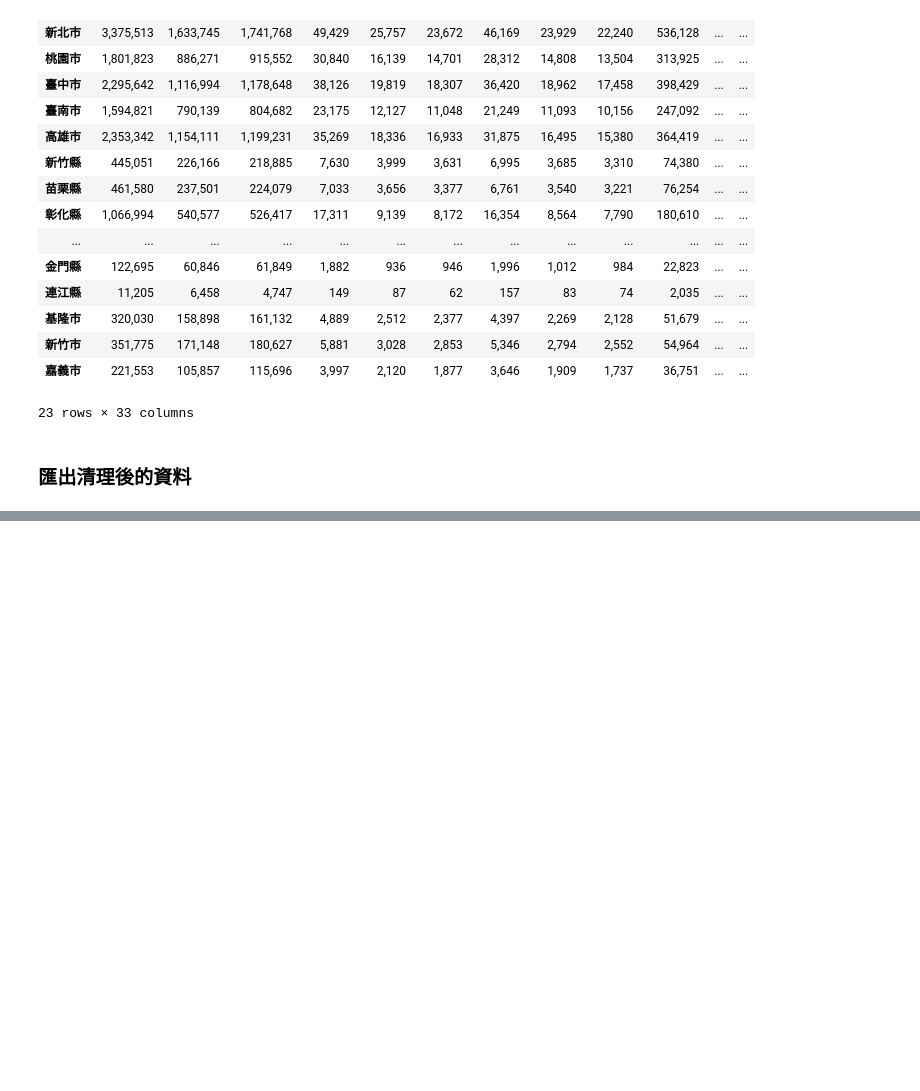
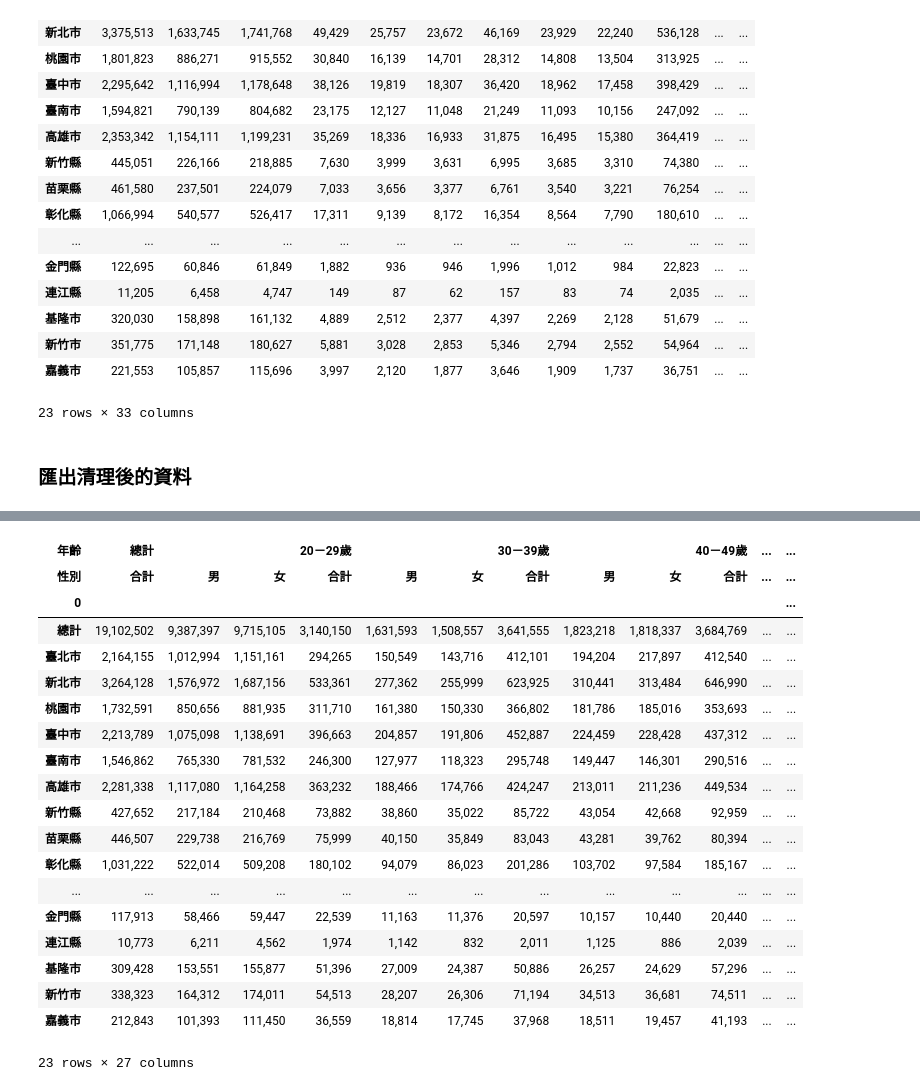
Before and after one commit to rfrd-tw/taiwan-2018, a Jupyter notebook: eligible_voters.ipynb, the cells around one changed output, grey strips where cells are left out. Cells and saved outputs as stored; diff of their text form; code cells hidden in the pictures; blank space fills up the shorter version.

Commit message:
add regional elections data

```diff
--- a/eligible_voters.ipynb
+++ b/eligible_voters.ipynb
@@ -189,0 +294,4 @@ df_by_age3.to_csv(output_filename)
+# %%
+datapath = "rawdata/regional_voters_by_age.csv"
+df_by_age_cols = pd.read_csv(datapath, header=None, comment="#", nrows=2)
+df_by_age_cols
@@ -189,0 +303,3 @@ df_by_age3.to_csv(output_filename)
+# %%
+age_groups = df_by_age_cols.iloc[0,2::3]
+age_groups.values
@@ -189,0 +309,3 @@ df_by_age3.to_csv(output_filename)
+# %%
+sex_groups = df_by_age_cols.iloc[1,1::]
+sex_groups.values
@@ -189,0 +316,4 @@ df_by_age3.to_csv(output_filename)
+# %%
+datapath = "rawdata/regional_voters_by_age.csv"
+df_by_age = pd.read_csv(datapath, header=None, comment="#", skiprows=6, index_col=0)
+df_by_age.T
@@ -189,0 +339,28 @@ df_by_age3.to_csv(output_filename)
+# %%
+pairs = [(age, sex) for age in age_groups.values for sex in sex_groups.values[0:3] ]
+index = pd.MultiIndex.from_tuples(pairs, names=['年齡', '性別'])
+df_by_age = df_by_age.T
+df_by_age.index = index
+df_by_age = df_by_age.T
+df_by_age
+# %% [output]
+| 年齡 | 總計 |  |  | 20－29歲 |  |  | 30－39歲 |  |  | 40－49歲 | ... | ... |
+| 性別 | 合計 | 男 | 女 | 合計 | 男 | 女 | 合計 | 男 | 女 | 合計 | ... | ... |
+| 0 |  |  |  |  |  |  |  |  |  |  |  | ... |
+| 總計 | 19,102,502 | 9,387,397 | 9,715,105 | 3,140,150 | 1,631,593 | 1,508,557 | 3,641,555 | 1,823,218 | 1,818,337 | 3,684,769 | ... | ... |
+| 臺北市 | 2,164,155 | 1,012,994 | 1,151,161 | 294,265 | 150,549 | 143,716 | 412,101 | 194,204 | 217,897 | 412,540 | ... | ... |
+| 新北市 | 3,264,128 | 1,576,972 | 1,687,156 | 533,361 | 277,362 | 255,999 | 623,925 | 310,441 | 313,484 | 646,990 | ... | ... |
+| 桃園市 | 1,732,591 | 850,656 | 881,935 | 311,710 | 161,380 | 150,330 | 366,802 | 181,786 | 185,016 | 353,693 | ... | ... |
+| 臺中市 | 2,213,789 | 1,075,098 | 1,138,691 | 396,663 | 204,857 | 191,806 | 452,887 | 224,459 | 228,428 | 437,312 | ... | ... |
+| 臺南市 | 1,546,862 | 765,330 | 781,532 | 246,300 | 127,977 | 118,323 | 295,748 | 149,447 | 146,301 | 290,516 | ... | ... |
+| 高雄市 | 2,281,338 | 1,117,080 | 1,164,258 | 363,232 | 188,466 | 174,766 | 424,247 | 213,011 | 211,236 | 449,534 | ... | ... |
+| 新竹縣 | 427,652 | 217,184 | 210,468 | 73,882 | 38,860 | 35,022 | 85,722 | 43,054 | 42,668 | 92,959 | ... | ... |
+| 苗栗縣 | 446,507 | 229,738 | 216,769 | 75,999 | 40,150 | 35,849 | 83,043 | 43,281 | 39,762 | 80,394 | ... | ... |
+| 彰化縣 | 1,031,222 | 522,014 | 509,208 | 180,102 | 94,079 | 86,023 | 201,286 | 103,702 | 97,584 | 185,167 | ... | ... |
+| ... | ... | ... | ... | ... | ... | ... | ... | ... | ... | ... | ... | ... |
+| 金門縣 | 117,913 | 58,466 | 59,447 | 22,539 | 11,163 | 11,376 | 20,597 | 10,157 | 10,440 | 20,440 | ... | ... |
+| 連江縣 | 10,773 | 6,211 | 4,562 | 1,974 | 1,142 | 832 | 2,011 | 1,125 | 886 | 2,039 | ... | ... |
+| 基隆市 | 309,428 | 153,551 | 155,877 | 51,396 | 27,009 | 24,387 | 50,886 | 26,257 | 24,629 | 57,296 | ... | ... |
+| 新竹市 | 338,323 | 164,312 | 174,011 | 54,513 | 28,207 | 26,306 | 71,194 | 34,513 | 36,681 | 74,511 | ... | ... |
+| 嘉義市 | 212,843 | 101,393 | 111,450 | 36,559 | 18,814 | 17,745 | 37,968 | 18,511 | 19,457 | 41,193 | ... | ... |
+23 rows × 27 columns
```
Also changed, not shown: parts of 16 cells of this notebook, 4 other files.
